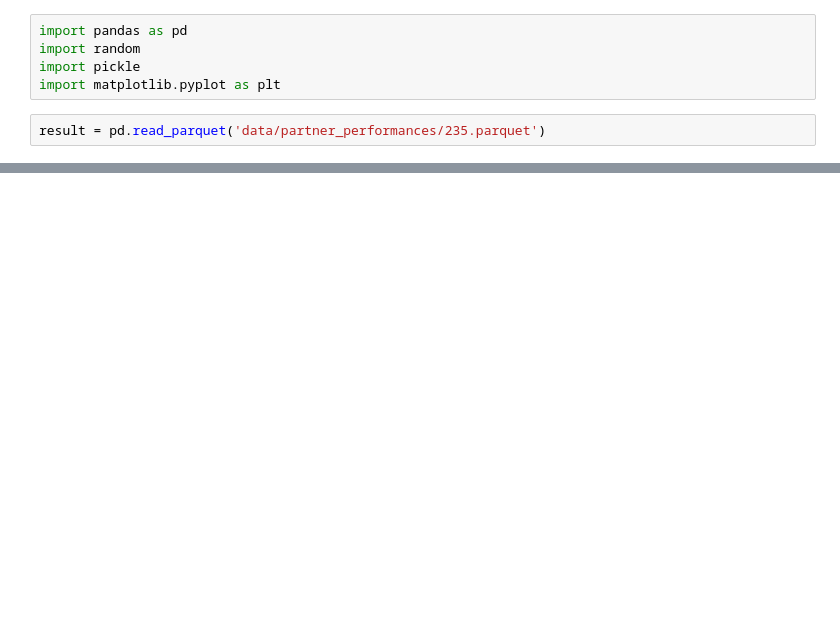
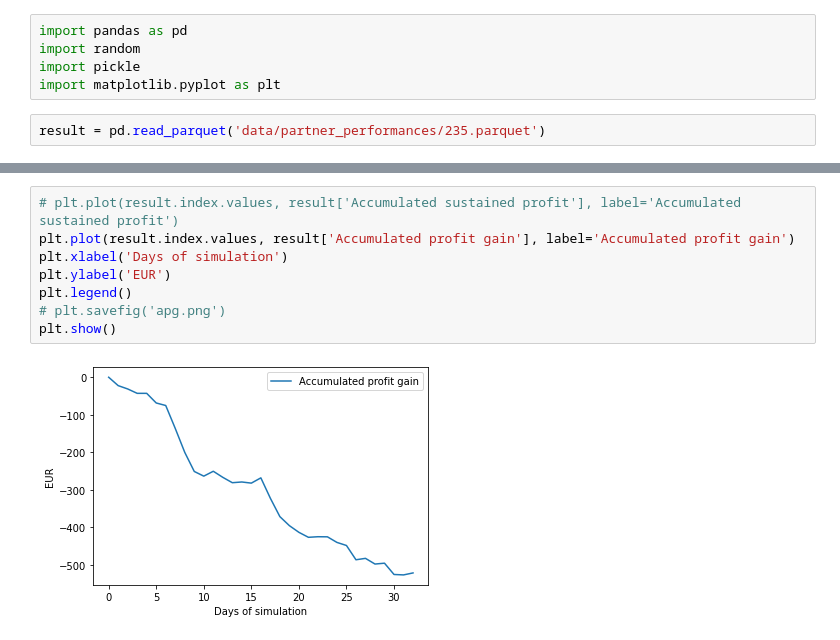
Before and after one commit to wkulczi/SR, a Jupyter notebook: graph_plotter.ipynb, the cells around one changed output, grey strips where cells are left out. Saved outputs shown, nothing was run; the diff lists cells and outputs as text; blank space fills up the shorter version.

```diff
--- a/graph_plotter.ipynb
+++ b/graph_plotter.ipynb
@@ -53 +31,11 @@ plt.show()
+# %%
+# plt.plot(result.index.values, result['Accumulated sustained profit'], label='Accumulated sustained profit')
+plt.plot(result.index.values, result['Accumulated profit gain'], label='Accumulated profit gain')
+plt.xlabel('Days of simulation')
+plt.ylabel('EUR')
+plt.legend()
+# plt.savefig('apg.png')
+plt.show()
+# %% [output]
+[figure, added]
 # %%
```
Also changed, not shown: parts of 9 cells of this notebook, 9 other files.
